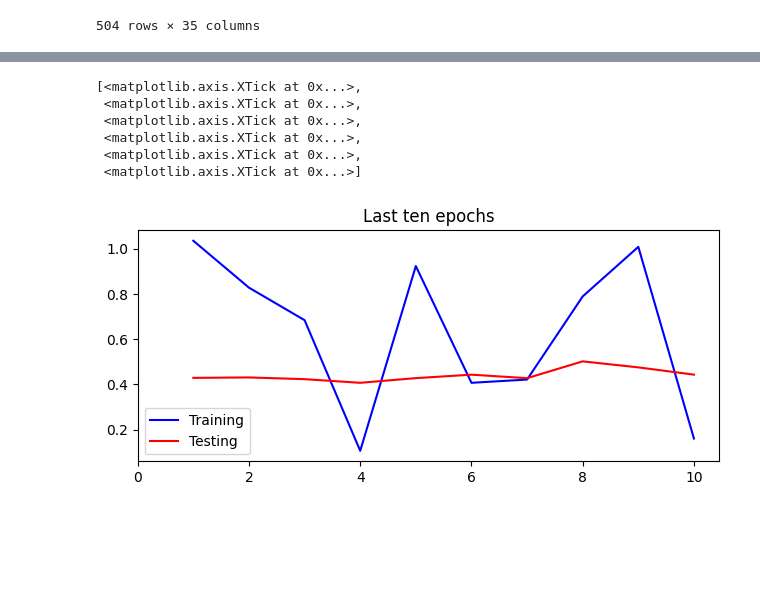
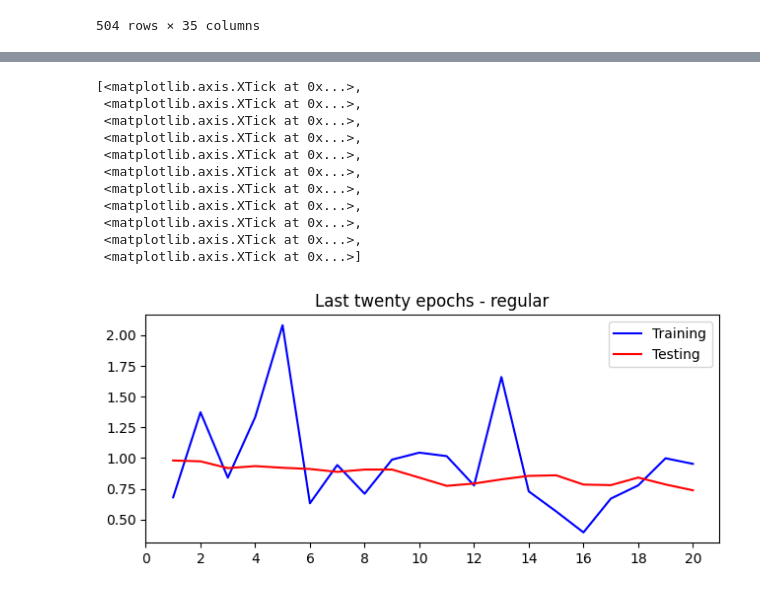
Before and after one commit to TheRidgeSpamss/CKD-ML, a Jupyter notebook: ckd_nn.ipynb, the cells around one changed output, grey strips where cells are left out. Cells and saved outputs as stored; diff of their text form; code cells hidden in the pictures; blank space fills up the shorter version.

```diff
--- a/ckd_nn.ipynb
+++ b/ckd_nn.ipynb
@@ -468,19 +513,24 @@ loss_ax.set_xticks(range(0, 501, 50))
 # %%
-last_training_loss_list = training_loss_list[-10:]
-last_testing_loss_list = testing_loss_list[-10:]
+last_training_loss_list = training_loss_list[-20:]
+last_testing_loss_list = testing_loss_list[-20:]
 
 loss_fig, loss_ax = plt.subplots(figsize=(7.5,3))
 plt.plot(range(1,len(last_training_loss_list)+1), last_training_loss_list, color="blue")
 plt.plot(range(1,len(last_testing_loss_list)+1), last_testing_loss_list, color="red")
 
-loss_ax.set_title("Last ten epochs")
+loss_ax.set_title("Last twenty epochs - regular")
 loss_ax.legend(["Training", "Testing"])
-loss_ax.set_xticks(range(0, 11, 2))
+loss_ax.set_xticks(range(0, 21, 2))
 # %% [output]
 [<matplotlib.axis.XTick at 0x...>,
  <matplotlib.axis.XTick at 0x...>,
  <matplotlib.axis.XTick at 0x...>,
  <matplotlib.axis.XTick at 0x...>,
  <matplotlib.axis.XTick at 0x...>,
+ <matplotlib.axis.XTick at 0x...>,
+ <matplotlib.axis.XTick at 0x...>,
+ <matplotlib.axis.XTick at 0x...>,
+ <matplotlib.axis.XTick at 0x...>,
+ <matplotlib.axis.XTick at 0x...>,
  <matplotlib.axis.XTick at 0x...>]
-[figure, old version]
+[figure, new version]
```
Also changed, not shown: parts of 10 cells of this notebook, 3 other files.
